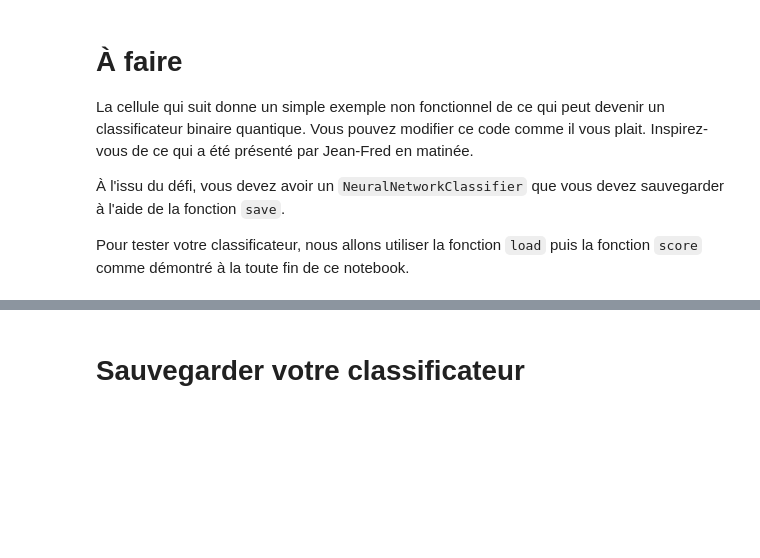
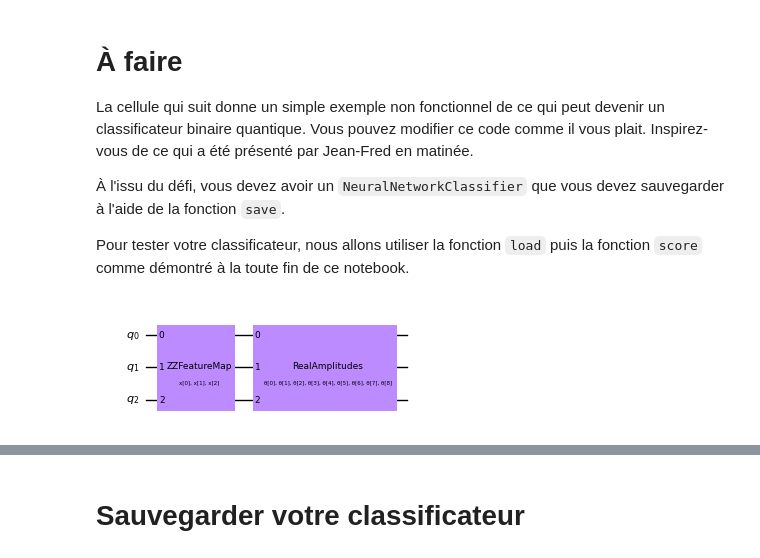
Before and after one commit to CharlesAntoineParent/hackaton_quantique, a Jupyter notebook: qml_classifier.ipynb, the cells around one changed output, grey strips where cells are left out. Drawn from its saved outputs; the diff is of its cells as text; code cells hidden in the pictures; blank space fills up the shorter version.

Commit message:
edited the classifier to train a basic 2 layers network that takes 3 input features on a standardized dataset

```diff
--- a/qml_classifier.ipynb
+++ b/qml_classifier.ipynb
@@ -18,7 +23,7 @@ from sklearn.metrics import confusion_matrix, accuracy_score
 # %% [markdown]
 # Import des données
 # %%
-data = pd.read_csv("./dataset/challenge_dataset.csv")
+data = pd.read_csv("dataset/challenge_dataset.csv")
 
 X = data.drop("label", axis=1).values
 y = data["label"].values
@@ -28,0 +32,7 @@ FileNotFoundError: [Errno 2] No such file or directory: 'challenge_dataset.csv'
+# %%
+scaler = StandardScaler().fit(X_train)
+X_scaled = scaler.transform(X_train)
+X_scaled = X_scaled[:, :3]
+print(X_scaled[0].shape[0])
+X_scaled_test = scaler.transform(X_test)
+X_scaled_test = X_scaled_test[:, :3]
@@ -60,0 +49,73 @@ nnc.fit(X, y)
+# %%
+sampler = Sampler()
+
+l2_loss = L2Loss()
+
+nb_qubits = X_scaled[0].shape[0]
+nb_layers = 2
+
+ansatz = RealAmplitudes(nb_qubits, reps=nb_layers)
+feature_map = ZZFeatureMap(nb_qubits)
+qc = feature_map.compose(ansatz)
+
+x0 = np.random.random(ansatz.num_parameters)
+
+objective_func_vals = []
+validation_loss = []
+stop = False
+
+# qc.append(feature_map, qc.qubits)
+# qc.append(ansatz, qc.qubits)
+
+def callback_fct(weights, obj_func_eval):
+    objective_func_vals.append(obj_func_eval)
+    print(objective_func_vals)
+
+def callback_graph(weights, obj_func_eval):
+    clear_output(wait=True)
+    objective_func_vals.append(obj_func_eval)
+    plt.title("Objective function value against iteration")
+    plt.xlabel("Iteration")
+    plt.ylabel("Objective function value")
+    plt.plot(range(len(objective_func_vals)), objective_func_vals)
+    plt.plot(range(len(validation_loss), validation_loss)
+    plt.show()
+
+
+def parite(x):
+    return "{:b}".format(x).count("1") % 2
+
+sampler = Sampler()
+qnn = SamplerQNN(
+    circuit=qc,
+    sampler=sampler,
+    input_params=feature_map.parameters,
+    weight_params=ansatz.parameters,
+    interpret=parite,
+    output_shape=2
+)
+
+
+#estimator = Estimator()
+# observable = SparsePauliOp('IIIIIIIIZ')
+#observable = SparsePauliOp('IIY')
+#qnn = EstimatorQNN(
+#    estimator=estimator,
+#    circuit=qc,
+#    input_params=feature_map.parameters,
+#    weight_params=ansatz.parameters,
+#    observables=observable
+#)
+
+
+nnc = NeuralNetworkClassifier(
+    qnn,
+    optimizer=COBYLA(maxiter=100),
+    loss=l2_loss,
+    initial_point=x0,
+    callback=callback_graph)
+
+qc.draw('mpl', scale=0.5)
+# nnc.fit(X, y)
+# %% [output]
+[figure, added]
```
Also changed, not shown: parts of 8 cells of this notebook, 2 other files.
